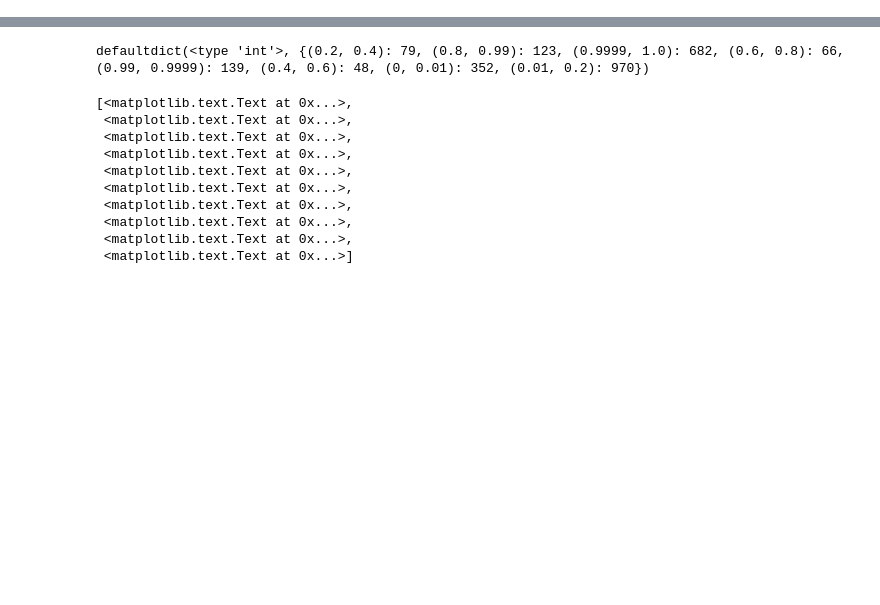
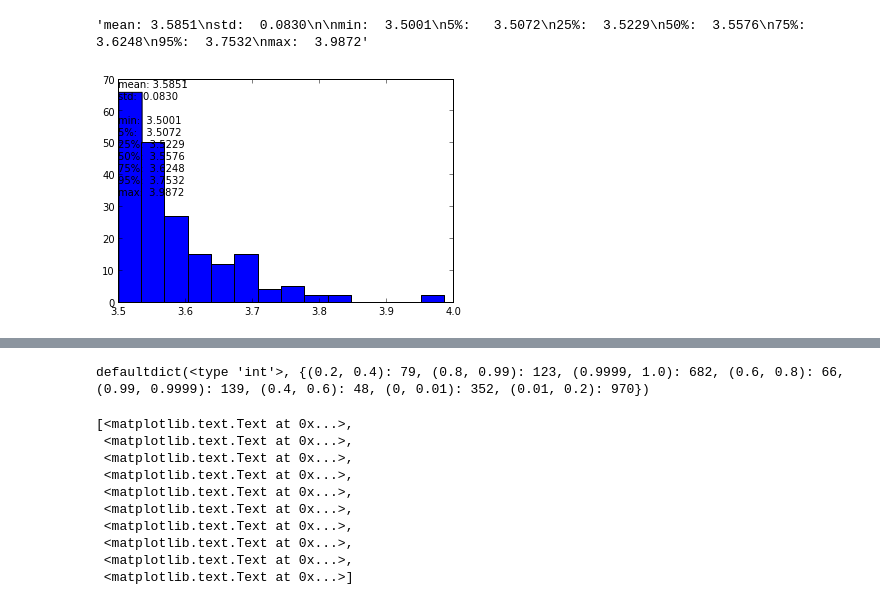
Before and after one commit to davmre/sigvisa, a Jupyter notebook: sigvisa model sensitivity.ipynb, the cells around one changed output, grey strips where cells are left out. Drawn from its saved outputs; the diff is of its cells as text; code cells hidden in the pictures; blank space fills up the shorter version.

```diff
--- a/sigvisa model sensitivity.ipynb
+++ b/sigvisa model sensitivity.ipynb
@@ -60 +73,29 @@ for fakeEvid in os.listdir('experiments/logodds/results/FINES/calibration/'):
+# %%
+from sigvisa.source.event import get_event
+from sigvisa.plotting.histogram import plot_histogram
+from sigvisa.experiments.logodds_event_sta import random_event
+
+mbs = []
+calibmbs = defaultdict(list)
+for evid in calibration_dict.keys():
+    ev = random_event(seed=evid)
+    if ev.mb < 0: continue
+    mbs.append(ev.mb)
+    if ev.mb < 3:
+        calibmbs[3.0].append(evid)
+    elif ev.mb < 3.5:
+       calibmbs[3.5].append(evid)
+    elif ev.mb < 4.0:
+        calibmbs[4.0].append(evid)
+    elif ev.mb < 4.5:
+        calibmbs[4.5].append(evid)
+    elif ev.mb < 5.0:
+        calibmbs[5.0].append(evid)
+    else:
+        calibmbs[10.0].append(evid)
+
+plot_histogram(mbs, axes=gca())
+# %% [output]
+'mean: 3.5851\nstd:  0.0830\n\nmin:  3.5001\n5%:   3.5072\n25%:  3.5229\n50%:  3.5576\n75%:  3.6248\n95%:  3.7532\nmax:  3.9872'
+[figure, added]
 # %%
```
Also changed, not shown: parts of 28 cells of this notebook, 8 other files.
